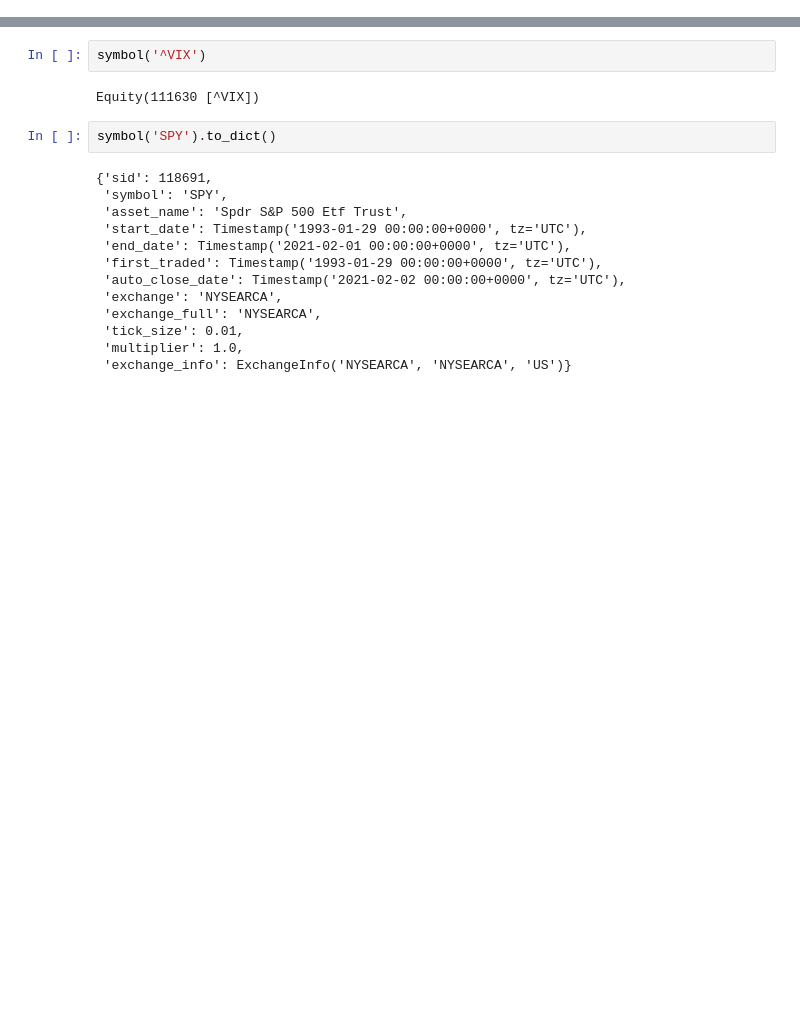
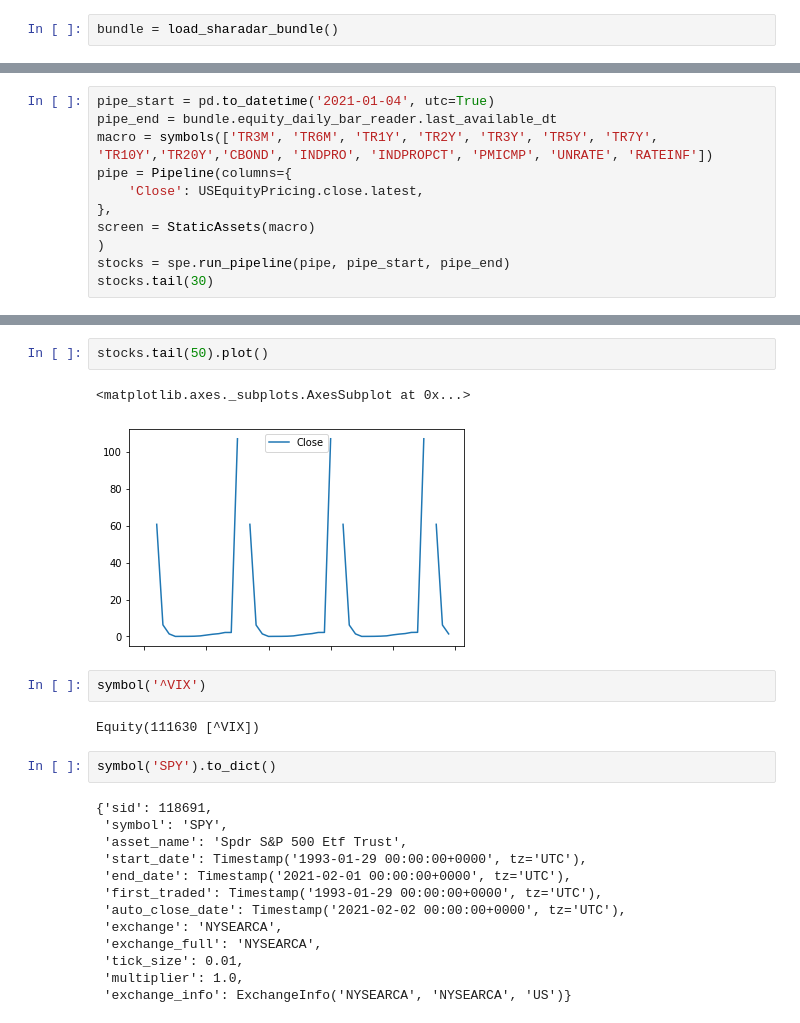
Before and after one commit to alphaville76/sharadar_db_bundle, a Jupyter notebook: notebook/Basic Pipeline.ipynb, the cells around one changed output, grey strips where cells are left out. Saved outputs shown, nothing was run; the diff lists cells and outputs as text; blank space fills up the shorter version.

```diff
--- a/notebook/Basic Pipeline.ipynb
+++ b/notebook/Basic Pipeline.ipynb
@@ -13,0 +16,2 @@ import datetime
+# %%
+bundle = load_sharadar_bundle()
@@ -13,0 +26,11 @@ import datetime
+# %%
+pipe_start = pd.to_datetime('2021-01-04', utc=True)
+pipe_end = bundle.equity_daily_bar_reader.last_available_dt
+macro = symbols(['TR3M', 'TR6M', 'TR1Y', 'TR2Y', 'TR3Y', 'TR5Y', 'TR7Y', 'TR10Y','TR20Y','CBOND', 'INDPRO', 'INDPROPCT', 'PMICMP', 'UNRATE', 'RATEINF'])
+pipe = Pipeline(columns={
+    'Close': USEquityPricing.close.latest,
+},
+screen = StaticAssets(macro)
+)
+stocks = spe.run_pipeline(pipe, pipe_start, pipe_end)
+stocks.tail(30)
@@ -14,3 +82,8 @@ import datetime
+# %%
+stocks.tail(50).plot()
+# %% [output]
+<matplotlib.axes._subplots.AxesSubplot at 0x...>
+[figure, added]
 # %%
 symbol('^VIX')
 # %% [output]
```
Also changed, not shown: parts of 7 cells of this notebook, 1 other file.
